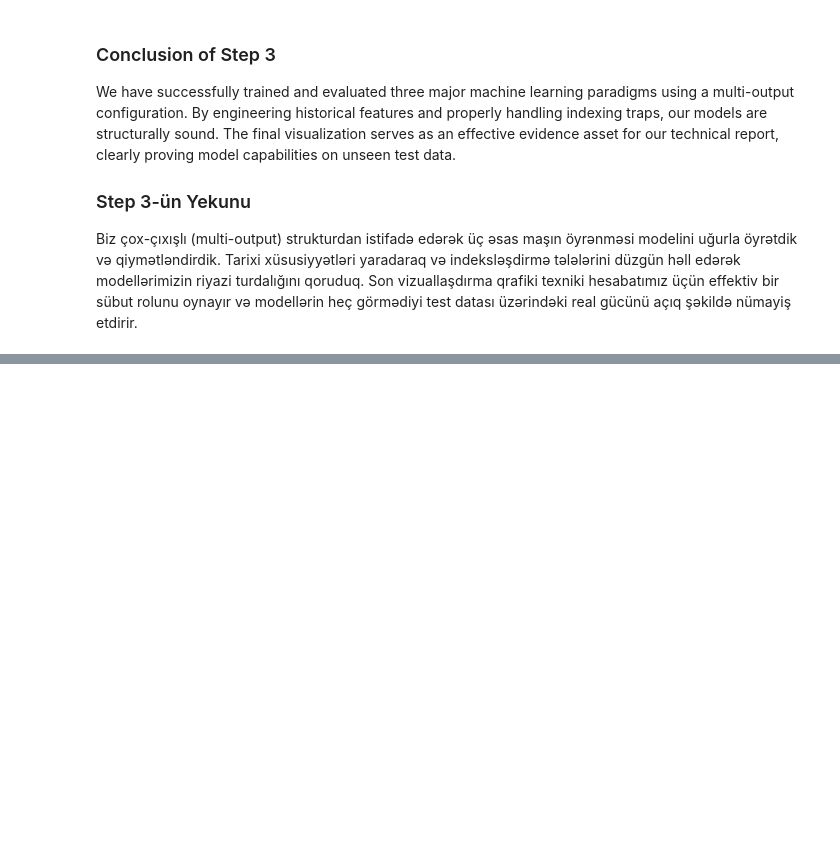
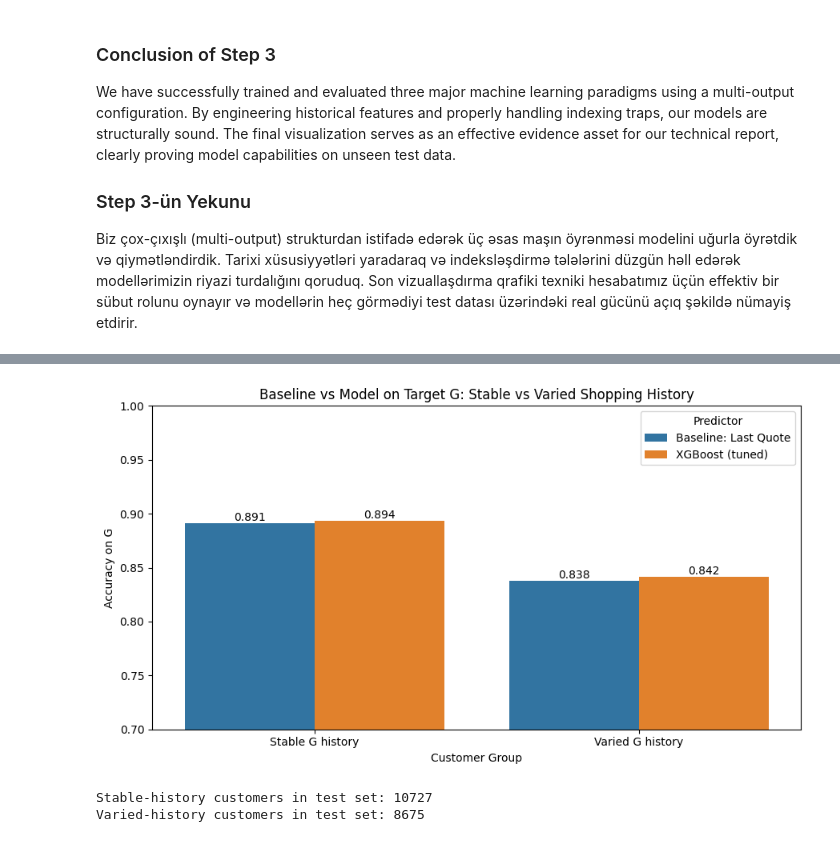
Before and after one commit to Khayal07/Insurance-Product-Purchase-Prediction-ML, a Jupyter notebook: 03_Modeling.ipynb, the cells around one changed output, grey strips where cells are left out. Saved outputs shown, nothing was run; the diff lists cells and outputs as text; code cells hidden in the pictures; blank space fills up the shorter version.

```diff
--- a/03_Modeling.ipynb
+++ b/03_Modeling.ipynb
@@ -237,0 +482,31 @@ Biz çox-çıxışlı (multi-output) strukturdan istifadə edərək üç əsas m
+# %%
+# The key story: split test customers by G history stability and compare baseline vs model.
+# Customers who viewed several different G values are exactly where the model should win.
+g_stable_mask = (X_test["G_nunique"] == 1).to_numpy()
+
+stability_df = pd.DataFrame({
+    "Customer Group": ["Stable G history", "Stable G history", "Varied G history", "Varied G history"],
+    "Predictor": ["Baseline: Last Quote", final_name, "Baseline: Last Quote", final_name],
+    "Accuracy on G": [
+        accuracy_score(g_true[g_stable_mask], baseline_preds[g_stable_mask, 6]),
+        accuracy_score(g_true[g_stable_mask], g_pred[g_stable_mask]),
+        accuracy_score(g_true[~g_stable_mask], baseline_preds[~g_stable_mask, 6]),
+        accuracy_score(g_true[~g_stable_mask], g_pred[~g_stable_mask]),
+    ]
+})
+
+plt.figure(figsize=(9, 5))
+ax = sns.barplot(data=stability_df, x="Customer Group", y="Accuracy on G", hue="Predictor")
+for container in ax.containers:
+    ax.bar_label(container, fmt="%.3f")
+plt.ylim(0.7, 1.0)
+plt.title("Baseline vs Model on Target G: Stable vs Varied Shopping History")
+plt.tight_layout()
+plt.show()
+
+print("Stable-history customers in test set:", g_stable_mask.sum())
+print("Varied-history customers in test set:", (~g_stable_mask).sum())
+# %% [output]
+[figure, added]
+Stable-history customers in test set: 10727
+Varied-history customers in test set: 8675
```
Also changed, not shown: parts of 33 cells of this notebook.
